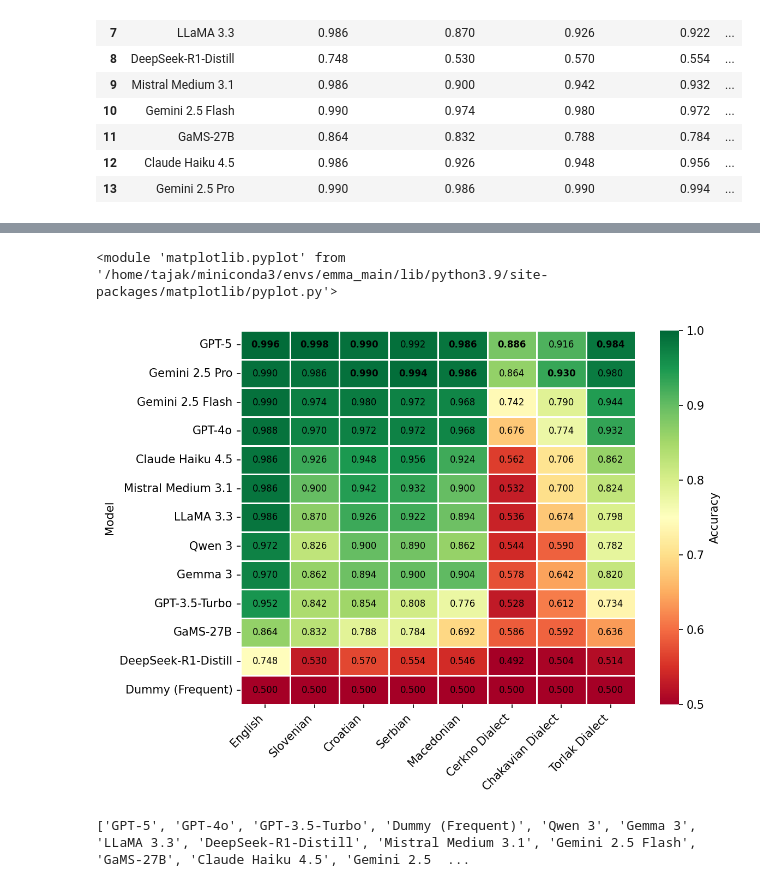
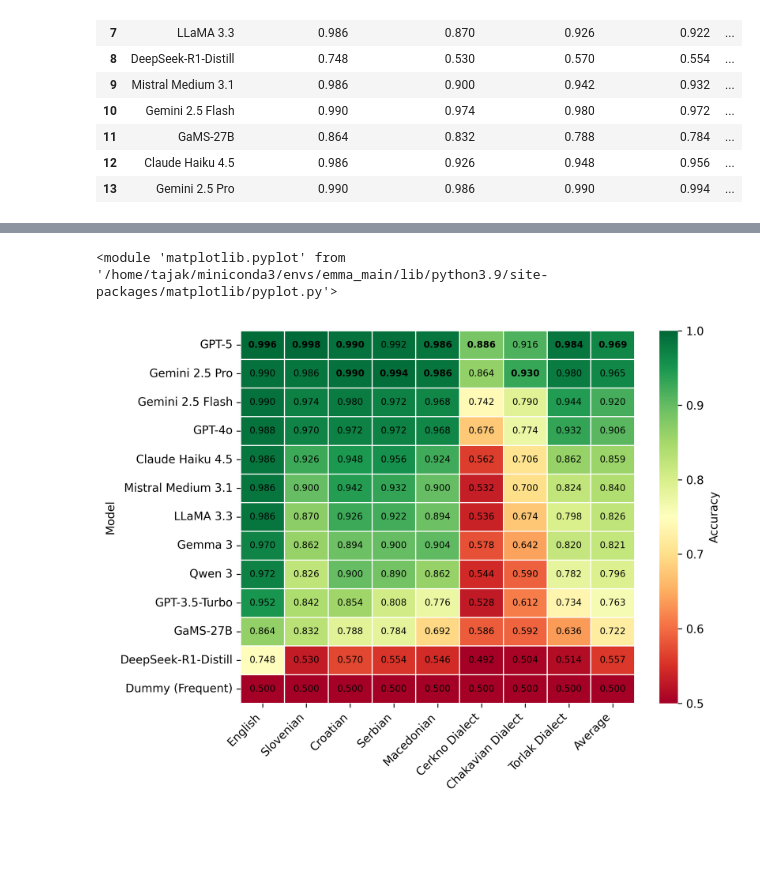
Before and after one commit to TajaKuzman/Benchmarking-Text-Classification-on-South-Slavic, a Jupyter notebook: DIALECT-COPA-Benchmark/evaluation-for-the-paper/evaluation_for_the_paper.ipynb, the cells around one changed output, grey strips where cells are left out. Cells and saved outputs as stored; diff of their text form; code cells hidden in the pictures; blank space fills up the shorter version.

```diff
--- a/DIALECT-COPA-Benchmark/evaluation-for-the-paper/evaluation_for_the_paper.ipynb
+++ b/DIALECT-COPA-Benchmark/evaluation-for-the-paper/evaluation_for_the_paper.ipynb
@@ -179,3 +179,7 @@ print(results_df.sort_values(by="Croatian (accuracy)", ascending=False).to_markd
 #results_df = results_df[results_df["Model"].isin(['Gemini 2.5 Flash', 'GPT-5','GPT-4o', 'Mistral Medium 3.1', 'LLaMA 3.3', 'Gemma 3', 'GPT-3.5-Turbo', 'Qwen 3', 'DeepSeek-R1-Distill',  'Dummy (Frequent)'])]
 
 #results_df.sort_values(by="Model", ascending=True)
+# %%
+# Add a column with averages
+results_df["Average (accuracy)"] = results_df.drop(columns=["Model"]).mean(axis=1)
+results_df
@@ -186,13 +205,13 @@ import pandas as pd
 import numpy as np
 
 # Set figure size and DPI
-plt.figure(figsize=(8, 6), dpi=150)
+plt.figure(figsize=(8, 6), dpi=300)
 
 # Prepare data
-data = results_df.set_index("Model").sort_values(by="Croatian (accuracy)", ascending=False)
+data = results_df.set_index("Model").sort_values(by="Average (accuracy)", ascending=False)
 # Rename columns
 
-data.rename(columns={'English (accuracy)':'English', 'Slovenian (accuracy)':'Slovenian', 'Croatian (accuracy)':'Croatian','Serbian (accuracy)': 'Serbian', 'Macedonian (accuracy)': 'Macedonian', 'Cerkno Dialect (accuracy)': 'Cerkno Dialect', 'Chakavian Dialect (accuracy)': 'Chakavian Dialect', 'Torlak Dialect (accuracy)': 'Torlak Dialect'}, inplace=True)
+data.rename(columns={'English (accuracy)':'English', 'Slovenian (accuracy)':'Slovenian', 'Croatian (accuracy)':'Croatian','Serbian (accuracy)': 'Serbian', 'Macedonian (accuracy)': 'Macedonian', 'Cerkno Dialect (accuracy)': 'Cerkno Dialect', 'Chakavian Dialect (accuracy)': 'Chakavian Dialect', 'Torlak Dialect (accuracy)': 'Torlak Dialect', 'Average (accuracy)': 'Average'}, inplace=True)
 
 
 # Create heatmap without annotations
@@ -204,38 +223,34 @@ ax = sns.heatmap(
     vmin=0.5,  # Raise the minimum value for lighter backgrounds
     vmax=1,  # Max at 1.0
     linewidths=0.5,
     linecolor='white',
     cbar_kws={'label': 'Accuracy'}
 )
 
 # Add custom text annotations
 for x in range(data.shape[1]):  # columns
     col = data.iloc[:, x]
     max_val = col.max()
     for y in range(data.shape[0]):  # rows
         val = col.iloc[y]
         text = f"{val:.3f}"
         if val == max_val:
             ax.text(x + 0.5, y + 0.5, text,
                     ha='center', va='center', fontweight='bold', fontsize=8)
         else:
             ax.text(x + 0.5, y + 0.5, text,
                     ha='center', va='center', fontsize=8)
 
 # Tweak layout
 plt.xticks(rotation=45, ha='right')
 plt.tight_layout()
 
 # Save the figure
 plt.savefig("copa-results-heatmap.png", dpi=300)
 plt
 # %% [output]
 <module 'matplotlib.pyplot' from '/home/tajak/miniconda3/envs/emma_main/lib/python3.9/site-packages/matplotlib/pyplot.py'>
-[figure, old version]
+[figure, new version]
-# %%
-print(results_df.Model.to_list())
-# %% [output]
-['GPT-5', 'GPT-4o', 'GPT-3.5-Turbo', 'Dummy (Frequent)', 'Qwen 3', 'Gemma 3', 'LLaMA 3.3', 'DeepSeek-R1-Distill', 'Mistral Medium 3.1', 'Gemini 2.5 Flash', 'GaMS-27B', 'Claude Haiku 4.5', 'Gemini 2.5  ...
 # %%
 # GPT comparison
 
```
Also changed, not shown: parts of 3 cells of this notebook, 6 other files.
